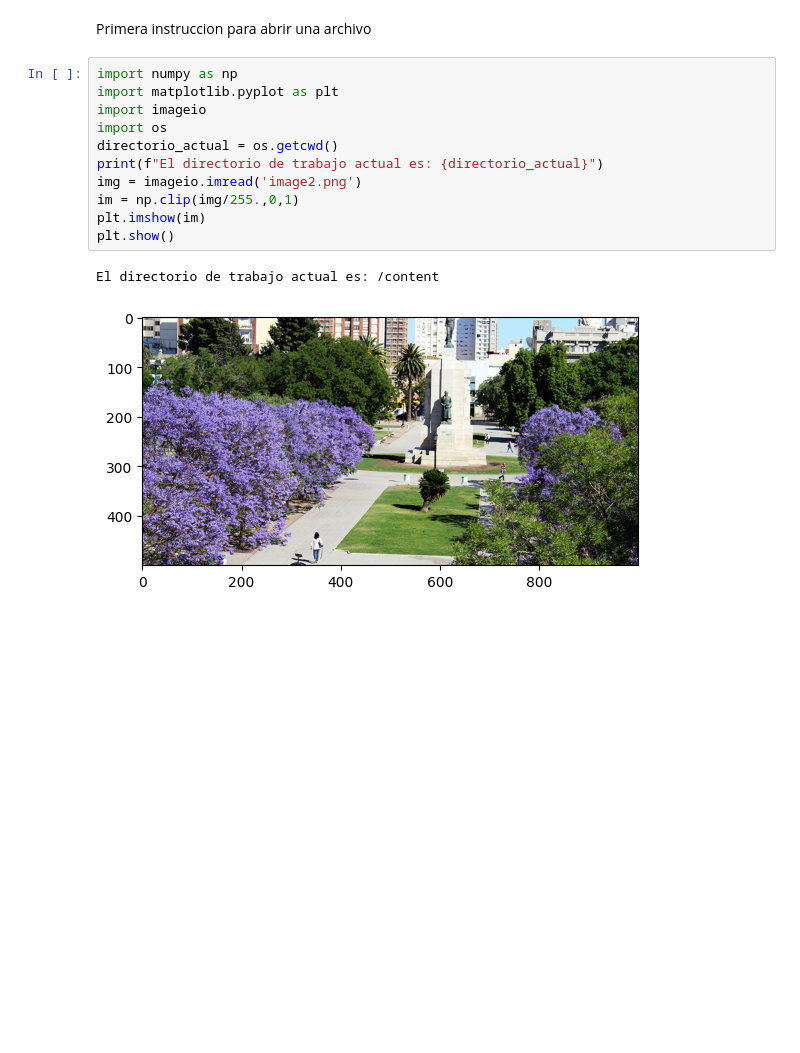
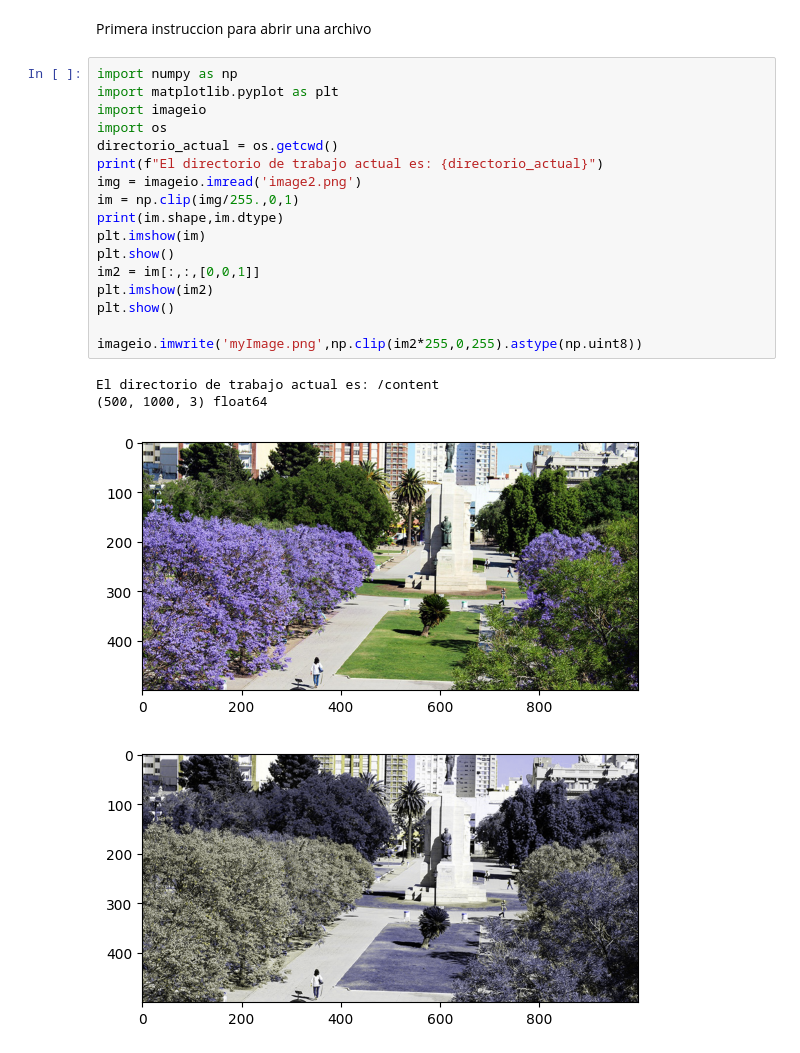
Before and after one commit to DarioQ5/IPDI-2025-Grupo16, a Jupyter notebook: Slice1/Slice1.ipynb, the cells around one changed output. Saved outputs shown, nothing was run; the diff lists cells and outputs as text; blank space fills up the shorter version.

```diff
--- a/Slice1/Slice1.ipynb
+++ b/Slice1/Slice1.ipynb
@@ -3,14 +3,22 @@ Primera instruccion para abrir una archivo
 # %%
 import numpy as np
 import matplotlib.pyplot as plt
 import imageio
 import os
 directorio_actual = os.getcwd()
 print(f"El directorio de trabajo actual es: {directorio_actual}")
 img = imageio.imread('image2.png')
 im = np.clip(img/255.,0,1)
+print(im.shape,im.dtype)
 plt.imshow(im)
 plt.show()
+im2 = im[:,:,[0,0,1]]
+plt.imshow(im2)
+plt.show()
+
+imageio.imwrite('myImage.png',np.clip(im2*255,0,255).astype(np.uint8))
 # %% [output]
 El directorio de trabajo actual es: /content
+(500, 1000, 3) float64
 [figure]
+[figure, added]
```
